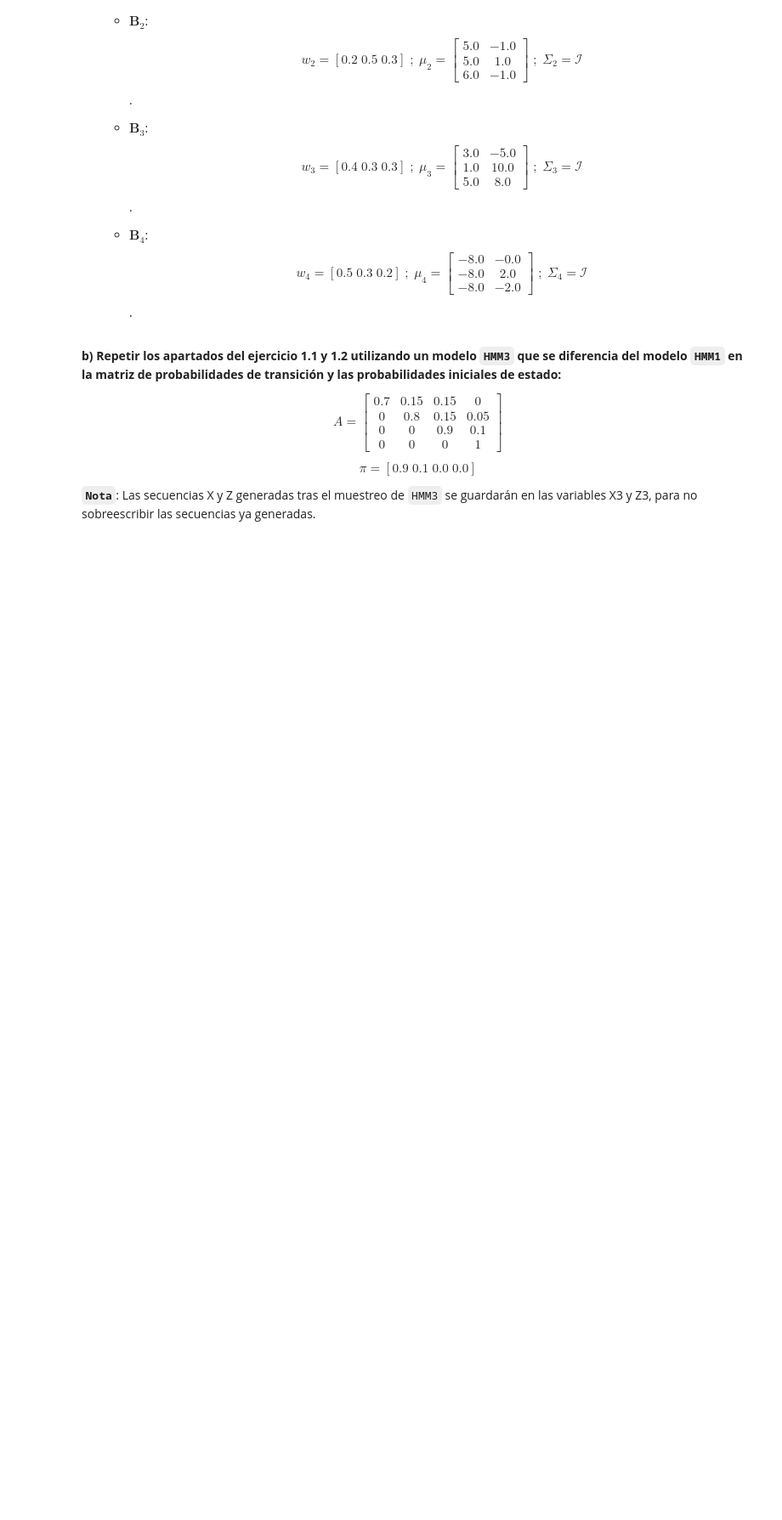
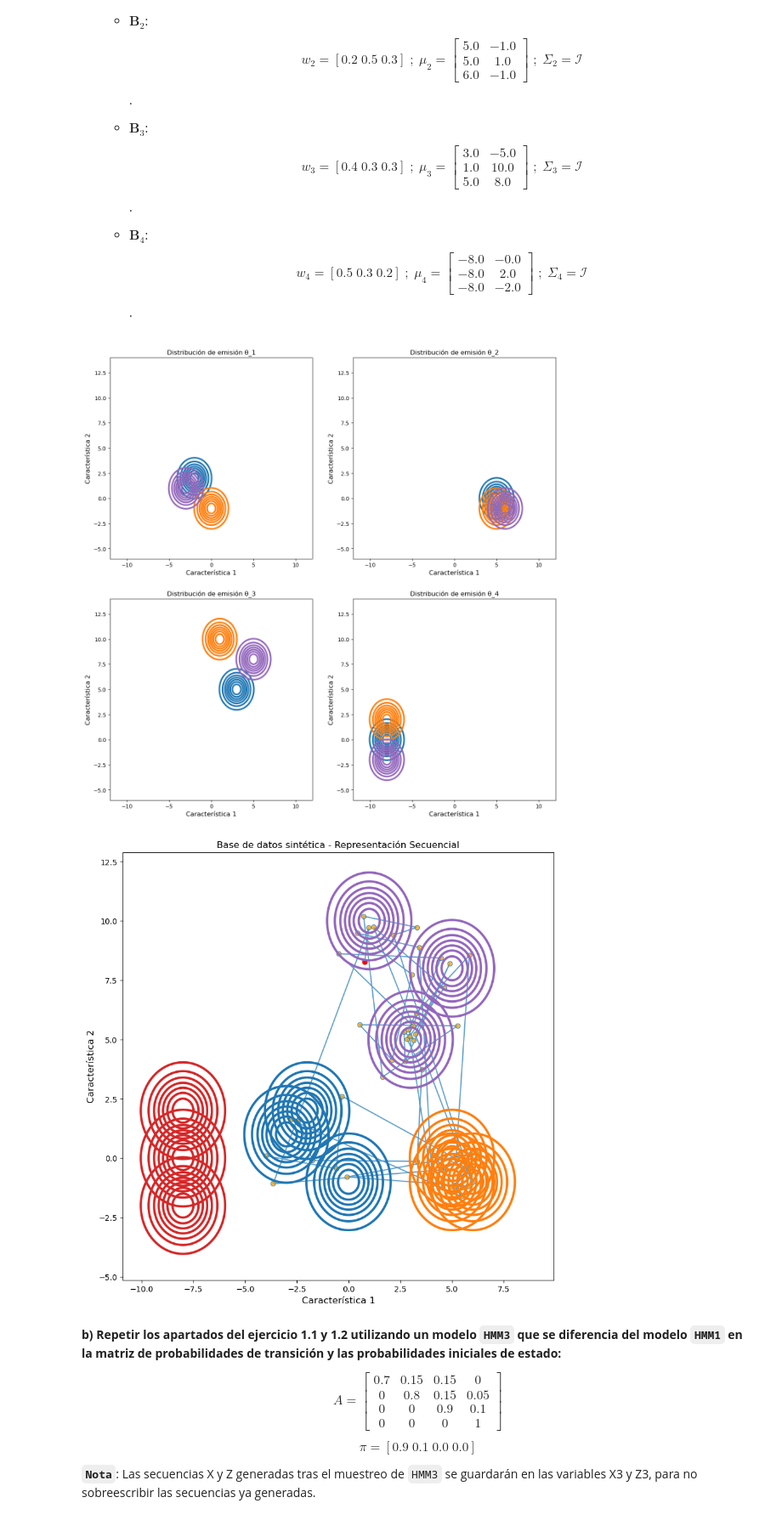
Before and after one commit to JosepDorronsoro/practicas3segundocuatri, a Jupyter notebook: tsst/TSST_P6_Ivan_Dominguez/PR6_TSST_lucas.ipynb, the cells around one changed output. Shown at 85% size. Drawn from its saved outputs; the diff is of its cells as text; code cells hidden in the pictures; blank space fills up the shorter version.

```diff
--- a/tsst/TSST_P6_Ivan_Dominguez/PR6_TSST_lucas.ipynb
+++ b/tsst/TSST_P6_Ivan_Dominguez/PR6_TSST_lucas.ipynb
@@ -282,6 +282,7 @@ $$.
 # %%
 # Distribuciones de Probabilidad de emisión: GMM para cada estado
 # Numero de componentes gaussianas
+
 n_gaussians = 3
 
 # 1) Pesos de las componentes gaussianas de las GMM
@@ -305,8 +306,13 @@ sigma2 = np.tile(np.identity(2), (4, 3, 1, 1))
 
 # Inicialización del modelo:
 # TO DO: Generación de la variable HMM2 de clase GMMHMM
-HMM2 = ...
-...
+HMM2 = hmm.GMMHMM(n_components=N, n_mix=n_gaussians, covariance_type="full")
+HMM2.startprob_ = pi
+HMM2.transmat_ = A
+HMM2.means_ = mu2
+HMM2.covariances_ = sigma2
+HMM2.covars_ = HMM2.covariances_
+HMM2.weights_ = weights2
 
 ######################################################################### 1.1C
 # Representación de las distribuciones de emisión para cada estado
@@ -329,42 +335,45 @@ for n in range(N):
 
     for g in range(n_gaussians):
         # TO DO: Evaluación de cada una de las componentes gaussianas en los ejes
-        eval_multivariate_gaussian= ...
-        prob = np.reshape(eval_multivariate_gaussian), _X.shape)
+        eval_multivariate_gaussian= multivariate_normal.pdf(positions, mean=HMM2.means_[n][g], cov=HMM2.covariances_[n][g])
+        prob = np.reshape(eval_multivariate_gaussian, _X.shape)
         # Representación del contorno
         ax[n].contour(x_axis, y_axis, prob, colors=colors[g],linewidths=3)
         # Etiquetas y título
         ax[n].set_xlabel('Característica 1', fontsize=12)
         ax[n].set_ylabel('Característica 2', fontsize=12)
         ax[n].set_title('Distribución de emisión \u03B8_{:.0f}'.format(n+1) )
 
 plt.show();
 
 ######################################################################### 1.2
 X2, Z2 = HMM2.sample(T)
 
 T_repr=50
 
 # Representación de los datos mediante un scatter plot
 fig2,ax2 = plt.subplots(figsize=(10,10))
 
 # Representación de los datos mediante un scatter plot
 # Para mostrar el desarrollo de la secuencia
 ax2.plot(X2[:T_repr,0],X2[:T_repr,1],'o-',label='observations',mfc='orange',alpha=0.7)
 ax2.plot(X2[0:1,0],X2[0:1,1],'or')
 plt.xlim((np.min(X2[:,0]),np.max(X2[:,0])))
 plt.ylim((np.min(X2[:,1]),np.max(X2[:,1])))
 ax2.set_xlabel('Característica 1', fontsize=12)
 ax2.set_ylabel('Característica 2', fontsize=12)
 ax2.set_title('Base de datos sintética - Representación Secuencial' )
 
 
 for n in range(N):
   for g in range(n_gaussians):
     # TO DO: Evaluación de cada una de las componentes gaussianas en los ejes
-    eval_multivariate_gaussian= ...
+    eval_multivariate_gaussian= multivariate_normal.pdf(positions, mean=HMM2.means_[n][g], cov=HMM2.covariances_[n][g])
     prob = np.reshape(eval_multivariate_gaussian, _X.shape)
     ax2.contour(x_axis, y_axis, prob,colors=colors[n],linewidths=3)
+# %% [output]
+[figure, added]
+[figure, added]
 # %% [markdown]
 **b) Repetir los apartados del ejercicio 1.1 y 1.2 utilizando un modelo `HMM3` que se diferencia del modelo `HMM1` en la matriz de probabilidades de transición y las probabilidades iniciales de estado:**
 
```
Also changed, not shown: parts of 5 cells of this notebook.
